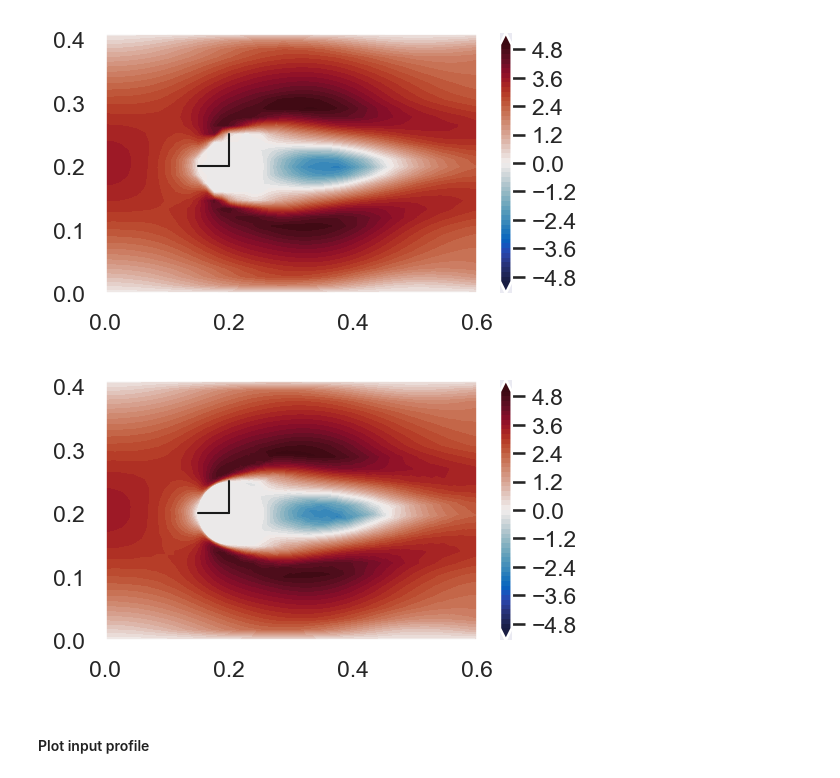
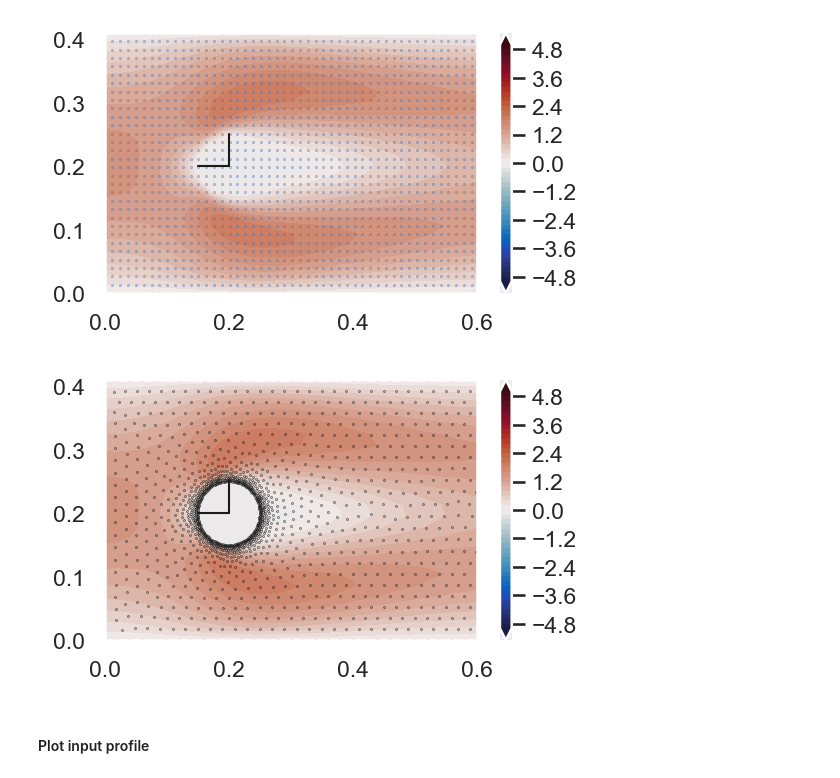
Before and after one commit to ktcarr/6.867-project, a Jupyter notebook: preprocess.ipynb, the cells around one changed output. Drawn from its saved outputs; the diff is of its cells as text; code cells hidden in the pictures.

```diff
--- a/preprocess.ipynb
+++ b/preprocess.ipynb
@@ -69,0 +45,14 @@ v_and_p_raw = v_and_p_raw.transpose(2,1,0)
+# %%
+fp              = '/home/theo/research/elmer2/'
+
+## path when viscosity is fixed
+# u_max           = 3.5
+# experiment_name = f'nu=1e-3/v={u_max}'
+
+## path when velocity is fixed
+u_max           = 1.5
+nu              = '5.0e-4'
+experiment_name = f'v={u_max:.1f}/nu={nu}'
+
+filenames       = sorted(glob(join(fp,experiment_name, '*.vtu')))
+grid_x, grid_y  = np.mgrid[0:1.6:128j, 0:.41:32j] # grid to use
@@ -72,7 +80,7 @@ v_and_p_raw = v_and_p_raw.transpose(2,1,0)
 j           = 0   # variable index
 t           = 100 # time index
 zoom        = True
-show_points = False
+show_points = True
 
 ## set plot specs
 xlim = [0,.6] if zoom else [0,1.6]
@@ -88,35 +96,35 @@ p = ax.contourf(grid_x, grid_y , v_and_p_regrid[j,t], levels=np.arange(-5,5.2,.2
 cb = fig.colorbar(p)
 
 ## Plot circle radii
 ax.plot([.2,.2],[.2,.25],lw=1,c='k')
 ax.plot([.15,.2],[.2,.2],lw=1,c='k')
 
 ## Plot points
 if show_points:
     xy = np.array(list(zip(grid_x.ravel(),grid_y.ravel())))
     ax.scatter(xy[:,0], xy[:,1], s=.05)
 
 plt.show()
 
 ## raw
 fig,ax=plt.subplots(figsize=figsize)
 ax.set_xlim(xlim)
 
 ## contourf
 p = ax.tricontourf(x_and_y_raw[:,0],x_and_y_raw[:,1],v_and_p_raw[j,t],
                    levels=np.arange(-5,5.2,.2),cmap='cmo.balance', extend='both')
 cb = fig.colorbar(p)
 
 ### Plot circle radii
 ax.plot([.2,.2],[.2,.25],lw=1,c='k')
 ax.plot([.15,.2],[.2,.2],lw=1,c='k')
 if show_points:
     ax.scatter(x_and_y_raw[:,0],x_and_y_raw[:,1],s=.05,c='k')
 
 plt.show()
 # %% [output]
-[figure, old version]
+[figure, new version]
-[figure, old version]
+[figure, new version]
 # %% [markdown]
 #### Plot input profile
 # %%
```
Also changed, not shown: parts of 9 cells of this notebook, 2 other files.
